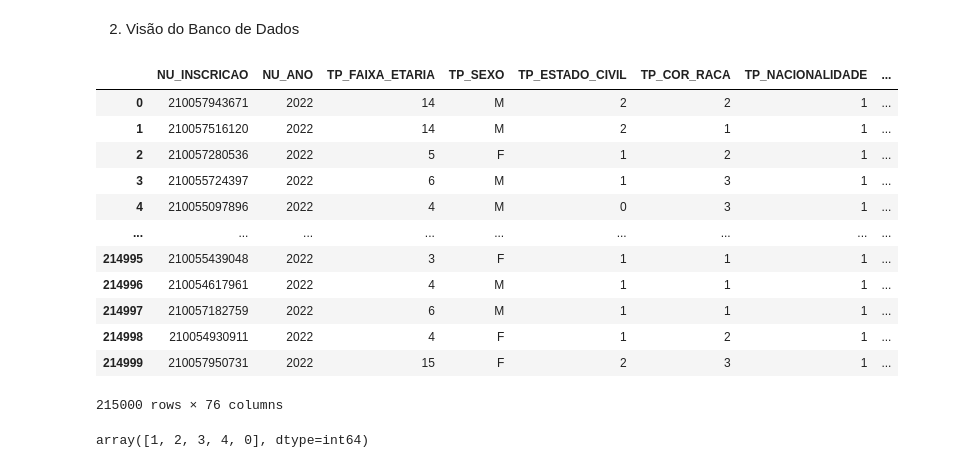
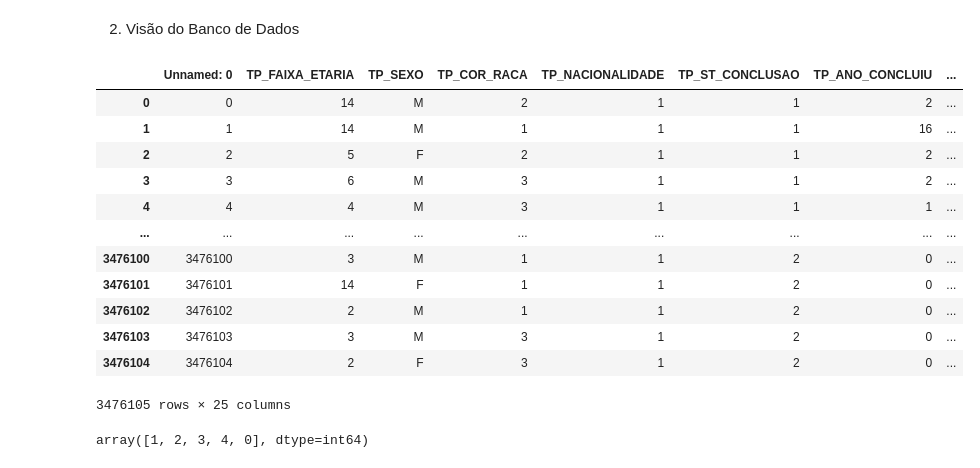
Before and after one commit to Grupo-B-Turma-2-Ada-VemSerTech/Projeto_Mod04_Ada_VemSerTech, a Jupyter notebook: Projeto.ipynb, the cells around one changed output. Cells and saved outputs as stored; diff of their text form; code cells hidden in the pictures.

```diff
--- a/Projeto.ipynb
+++ b/Projeto.ipynb
@@ -62,22 +62,23 @@ with open(INPUT_CSV, newline='') as in_f:
 # %% [markdown]
 2. Visão do Banco de Dados
 # %%
-df_enem = pd.read_csv('banco_de_dados_enem_2022-1.csv', encoding = 'latin1', sep=';')
+df_enem = pd.read_csv('MICRODADOS_ENEM_2022_REDUZIDO.zip',
+                      encoding = 'latin1')
 df_enem
 # %% [output]
-|  | NU_INSCRICAO | NU_ANO | TP_FAIXA_ETARIA | TP_SEXO | TP_ESTADO_CIVIL | TP_COR_RACA | TP_NACIONALIDADE | ... |
-| 0 | 210057943671 | 2022 | 14 | M | 2 | 2 | 1 | ... |
-| 1 | 210057516120 | 2022 | 14 | M | 2 | 1 | 1 | ... |
-| 2 | 210057280536 | 2022 | 5 | F | 1 | 2 | 1 | ... |
-| 3 | 210055724397 | 2022 | 6 | M | 1 | 3 | 1 | ... |
-| 4 | 210055097896 | 2022 | 4 | M | 0 | 3 | 1 | ... |
+|  | Unnamed: 0 | TP_FAIXA_ETARIA | TP_SEXO | TP_COR_RACA | TP_NACIONALIDADE | TP_ST_CONCLUSAO | TP_ANO_CONCLUIU | ... |
+| 0 | 0 | 14 | M | 2 | 1 | 1 | 2 | ... |
+| 1 | 1 | 14 | M | 1 | 1 | 1 | 16 | ... |
+| 2 | 2 | 5 | F | 2 | 1 | 1 | 2 | ... |
+| 3 | 3 | 6 | M | 3 | 1 | 1 | 2 | ... |
+| 4 | 4 | 4 | M | 3 | 1 | 1 | 1 | ... |
 | ... | ... | ... | ... | ... | ... | ... | ... | ... |
-| 214995 | 210055439048 | 2022 | 3 | F | 1 | 1 | 1 | ... |
-| 214996 | 210054617961 | 2022 | 4 | M | 1 | 1 | 1 | ... |
-| 214997 | 210057182759 | 2022 | 6 | M | 1 | 1 | 1 | ... |
-| 214998 | 210054930911 | 2022 | 4 | F | 1 | 2 | 1 | ... |
-| 214999 | 210057950731 | 2022 | 15 | F | 2 | 3 | 1 | ... |
+| 3476100 | 3476100 | 3 | M | 1 | 1 | 2 | 0 | ... |
+| 3476101 | 3476101 | 14 | F | 1 | 1 | 2 | 0 | ... |
+| 3476102 | 3476102 | 2 | M | 1 | 1 | 2 | 0 | ... |
+| 3476103 | 3476103 | 3 | M | 3 | 1 | 2 | 0 | ... |
+| 3476104 | 3476104 | 2 | F | 3 | 1 | 2 | 0 | ... |
-215000 rows × 76 columns
+3476105 rows × 25 columns
 # %%
 df_enem['TP_NACIONALIDADE'].unique()
 # %% [output]
```
